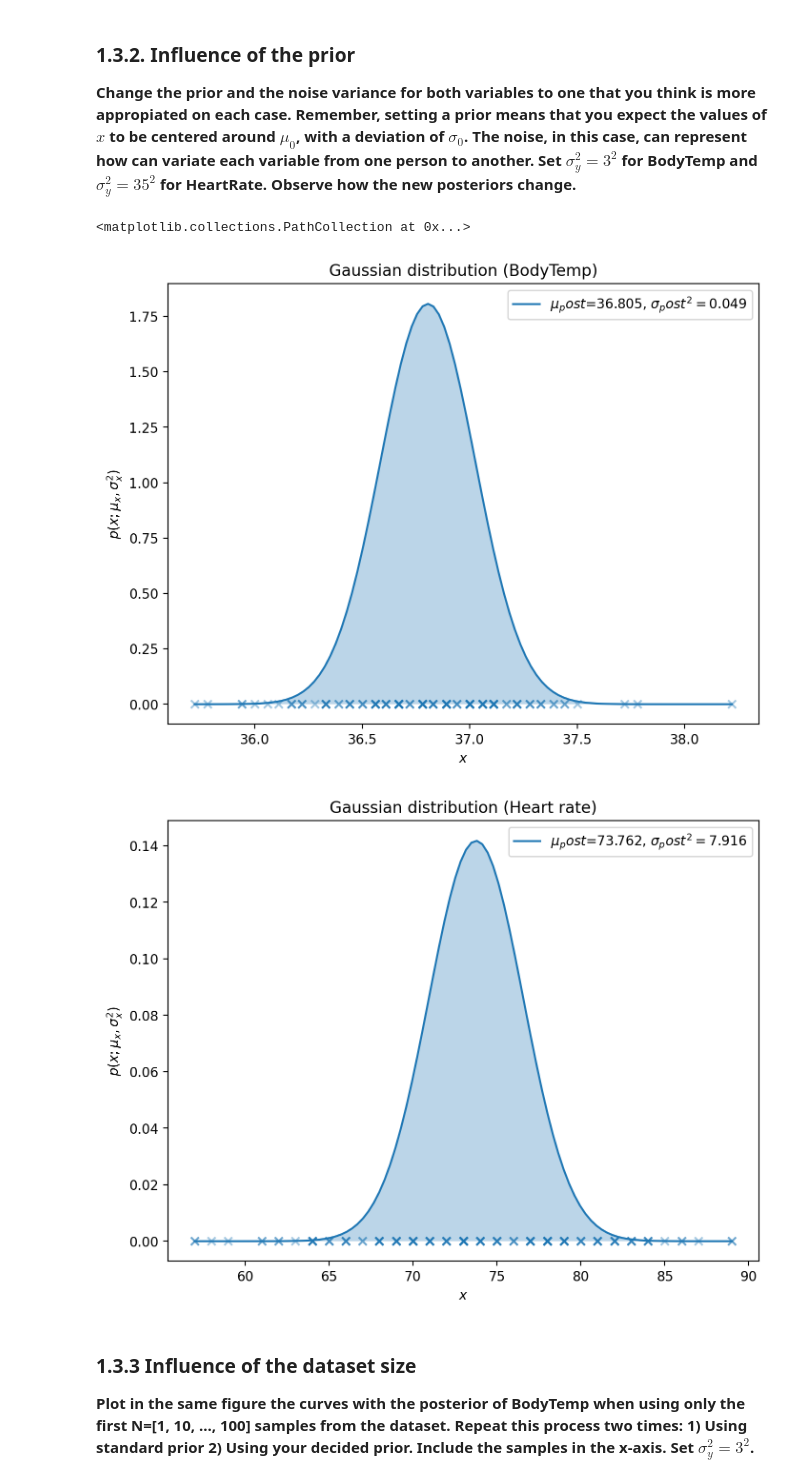
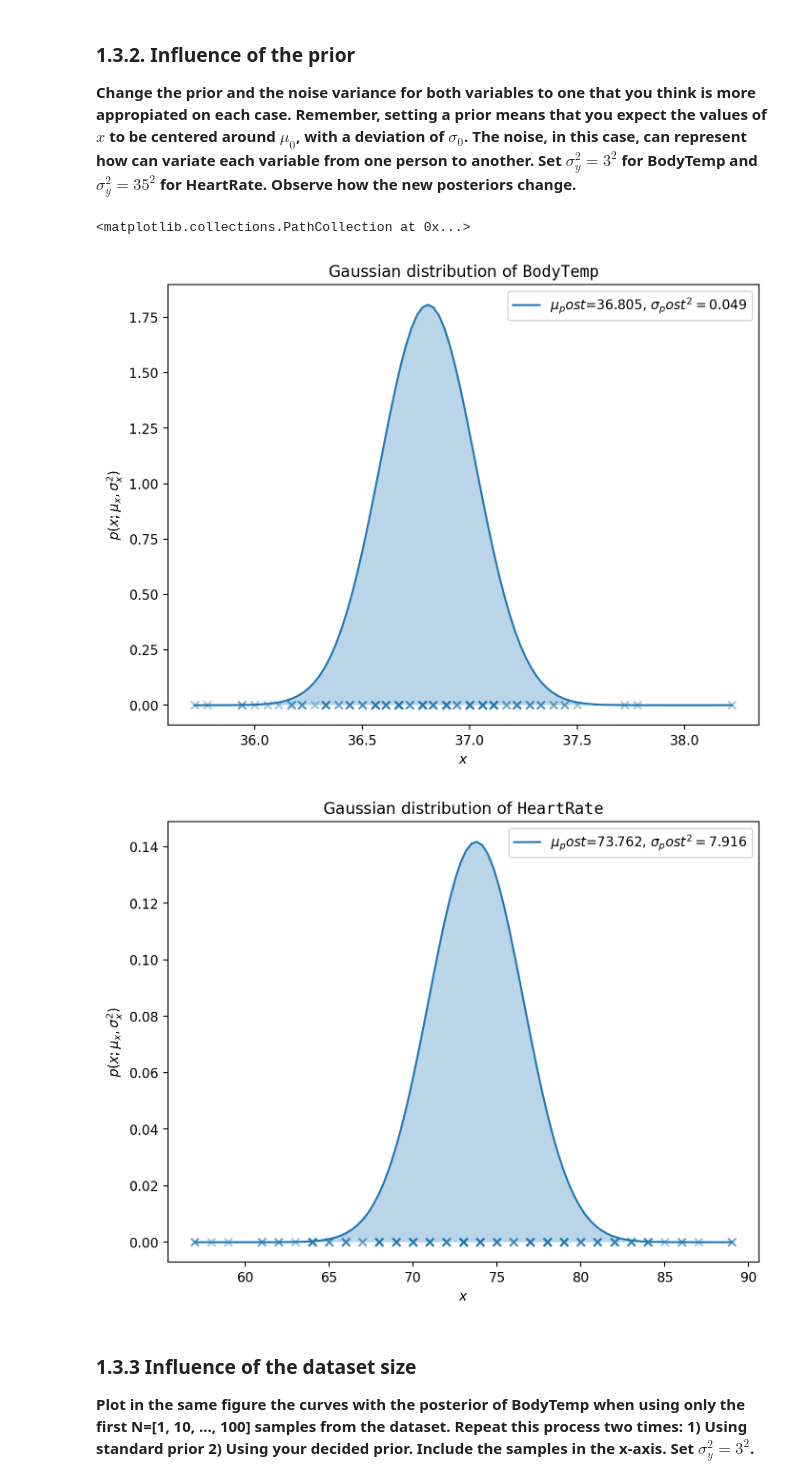
Before and after one commit to oscar-02-5/lab_unsupervised_continuous, a Jupyter notebook: lab_unsupervised_continuous_students.ipynb, the cells around one changed output. Saved outputs shown, nothing was run; the diff lists cells and outputs as text; code cells hidden in the pictures.

```diff
--- a/lab_unsupervised_continuous_students.ipynb
+++ b/lab_unsupervised_continuous_students.ipynb
@@ -229,51 +257,39 @@ ax.scatter(Y, np.zeros_like(Y), marker='x', color='tab:blue', alpha=0.4)
 # %%
 # BodyTemp
 Y=data['BodyTemp'].values
 y_domain = np.linspace(np.min(Y), np.max(Y), 100) # Use it to plot the Gaussian
 # Noise parameter
 var_y=3**2
 
 mu0, var0 = np.mean(Y),np.var(Y)
 mu,var = post_gaussian(mu0, var0, var_y, Y)
 sigma = np.sqrt(var)
 
-plt.figure(figsize=(8, 6))
-p = normal.pdf(y_domain, mu, sigma)
-plt.plot(y_domain, p, label=r'$\mu_post$=' + str(round(mu,3)) + ', $\sigma_post^2=' + str(round(sigma**2,3)) + '$')
-plt.fill_between(y_domain, 0, p, alpha=0.3 )
-plt.legend(loc='best')
-plt.xlabel(r'$x$')
-plt.ylabel(r'$ p(x; \mu_x, \sigma_x^2) $')
-ttl=plt.title('Gaussian distribution (BodyTemp)')
+plot_gaussian(mu, sigma, y_domain,
+              title=r'Gaussian distribution of $ \mathtt{BodyTemp} $')
 ax = plt.subplot()
 ax.scatter(Y, np.zeros_like(Y), marker='x', color='tab:blue', alpha=0.4)
 
 
 
 # HeartRate
 Y=data['HeartRate'].values
 y_domain = np.linspace(np.min(Y), np.max(Y), 100) # Use it to plot the Gaussian
 # Noise parameter
 var_y=35**2
 
 mu0, var0 = np.mean(Y),np.var(Y)
 mu,var = post_gaussian(mu0, var0, var_y, Y)
 sigma = np.sqrt(var)
 
-plt.figure(figsize=(8, 6))
-p = normal.pdf(y_domain, mu, sigma)
-plt.plot(y_domain, p, label=r'$\mu_post$=' + str(round(mu,3)) + ', $\sigma_post^2=' + str(round(sigma**2,3)) + '$')
-plt.fill_between(y_domain, 0, p, alpha=0.3 )
-plt.legend(loc='best')
-plt.xlabel(r'$x$')
-plt.ylabel(r'$ p(x; \mu_x, \sigma_x^2) $')
-ttl=plt.title('Gaussian distribution (Heart rate)')
+plot_gaussian(mu, sigma, y_domain,
+              title=r'Gaussian distribution of $ \mathtt{HeartRate} $')
 ax = plt.subplot()
 ax.scatter(Y, np.zeros_like(Y), marker='x', color='tab:blue', alpha=0.4)
 # %% [output]
 <matplotlib.collections.PathCollection at 0x...>
-[figure, old version]
+[figure, new version]
-[figure, old version]
+[figure, new version]
 # %% [markdown]
 ### 1.3.3 Influence of the dataset size
 **Plot in the same figure the curves with the posterior of BodyTemp when using only the first N=[1, 10, ..., 100] samples from the dataset. Repeat this process two times: 1) Using standard prior 2) Using your decided prior. Include the samples in the x-axis. Set $\sigma_y^2=3^2$.**
```
Also changed, not shown: parts of 8 cells of this notebook.
